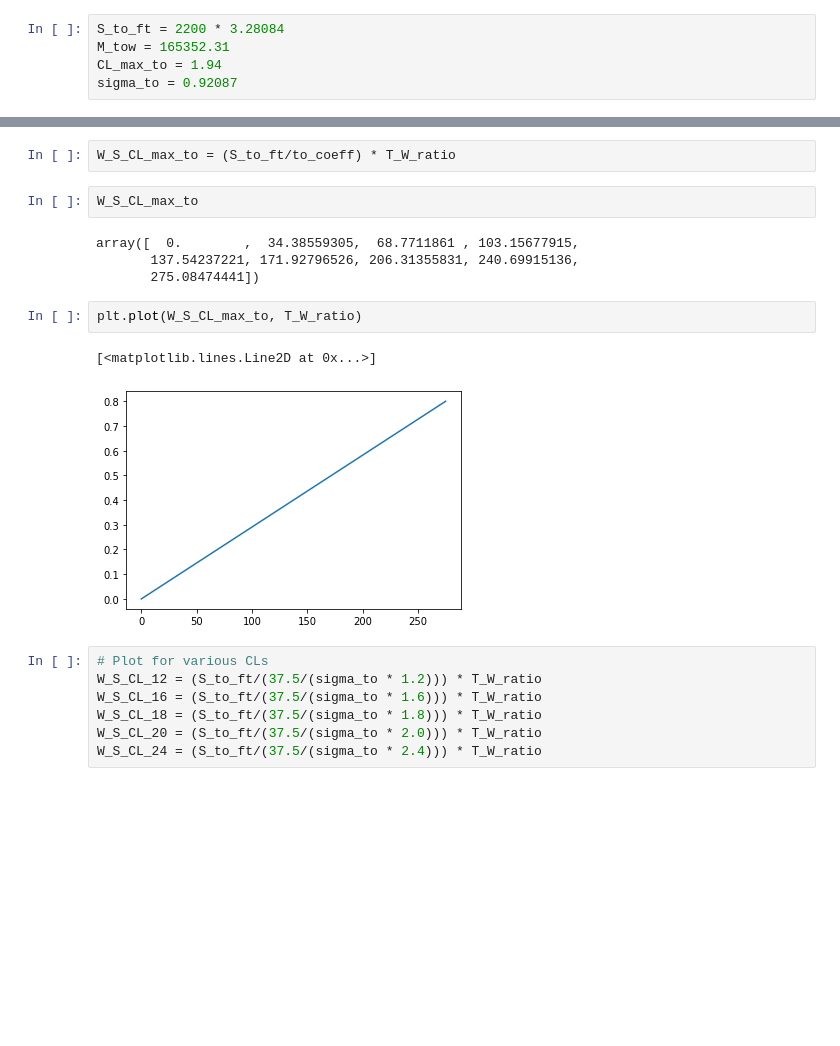
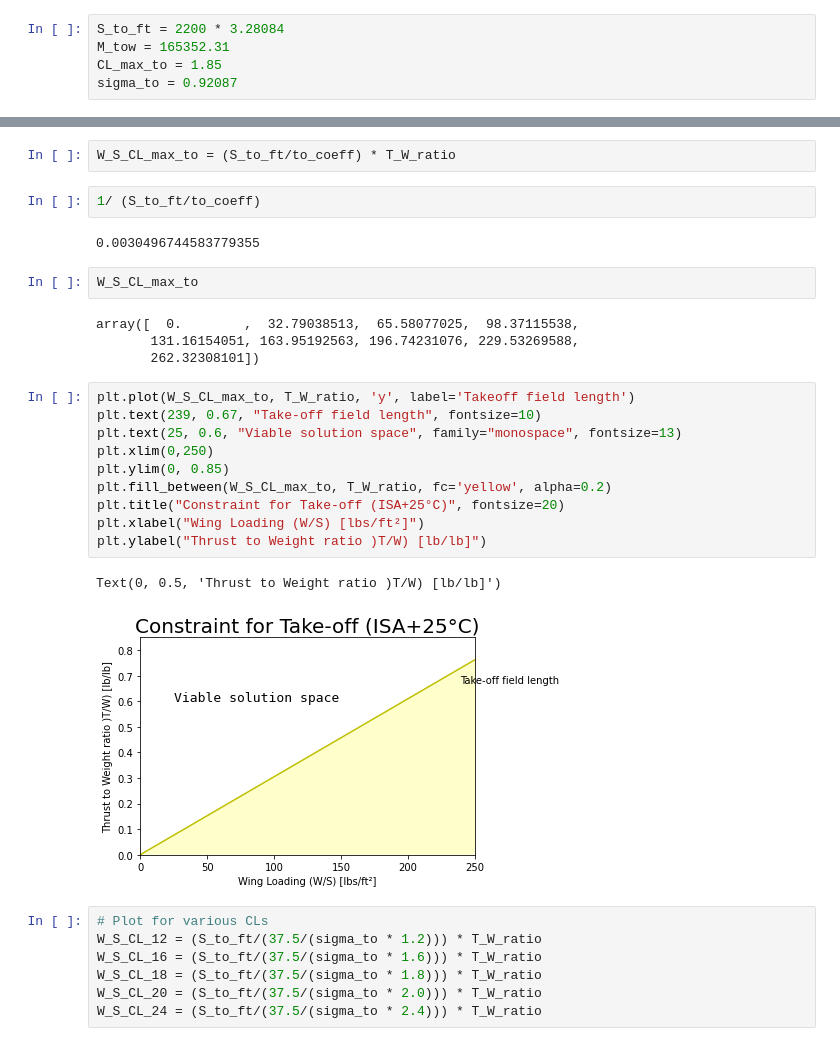
Before and after one commit to phraretein/aircraft_design_project, a Jupyter notebook: C-diagram-ISA+25.ipynb, the cells around one changed output, grey strips where cells are left out. Drawn from its saved outputs; the diff is of its cells as text; blank space fills up the shorter version.

```diff
--- a/C-diagram-ISA+25.ipynb
+++ b/C-diagram-ISA+25.ipynb
@@ -7,7 +7,7 @@ import math
 # %%
 S_to_ft = 2200 * 3.28084
 M_tow = 165352.31
-CL_max_to = 1.94
+CL_max_to = 1.85
 sigma_to = 0.92087
 # %%
 to_coeff = 37.5/(sigma_to * CL_max_to)
@@ -15,17 +15,29 @@ to_coeff = 37.5/(sigma_to * CL_max_to)
 T_W_ratio = np.arange(start=0.0, stop=0.9, step=0.1)
 # %%
 W_S_CL_max_to = (S_to_ft/to_coeff) * T_W_ratio
+# %%
+1/ (S_to_ft/to_coeff)
+# %% [output]
+0.0030496744583779355
 # %%
 W_S_CL_max_to
 # %% [output]
-array([  0.        ,  34.38559305,  68.7711861 , 103.15677915,
-       137.54237221, 171.92796526, 206.31355831, 240.69915136,
-       275.08474441])
+array([  0.        ,  32.79038513,  65.58077025,  98.37115538,
+       131.16154051, 163.95192563, 196.74231076, 229.53269588,
+       262.32308101])
-# %%
-plt.plot(W_S_CL_max_to, T_W_ratio)
-# %% [output]
-[<matplotlib.lines.Line2D at 0x...>]
-[figure, removed]
+# %%
+plt.plot(W_S_CL_max_to, T_W_ratio, 'y', label='Takeoff field length')
+plt.text(239, 0.67, "Take-off field length", fontsize=10)
+plt.text(25, 0.6, "Viable solution space", family="monospace", fontsize=13)
+plt.xlim(0,250)
+plt.ylim(0, 0.85)
+plt.fill_between(W_S_CL_max_to, T_W_ratio, fc='yellow', alpha=0.2)
+plt.title("Constraint for Take-off (ISA+25°C)", fontsize=20)
+plt.xlabel("Wing Loading (W/S) [lbs/ft²]")
+plt.ylabel("Thrust to Weight ratio )T/W) [lb/lb]")
+# %% [output]
+Text(0, 0.5, 'Thrust to Weight ratio )T/W) [lb/lb]')
+[figure, added]
 # %%
 # Plot for various CLs
 W_S_CL_12 = (S_to_ft/(37.5/(sigma_to * 1.2))) * T_W_ratio
```
Also changed, not shown: parts of 36 cells of this notebook, 1 other file.
